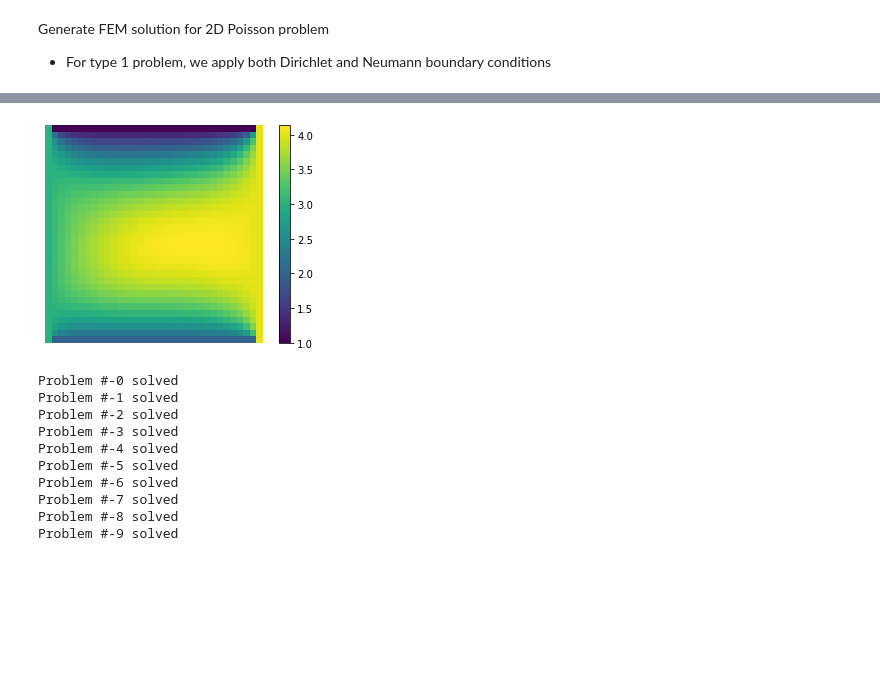
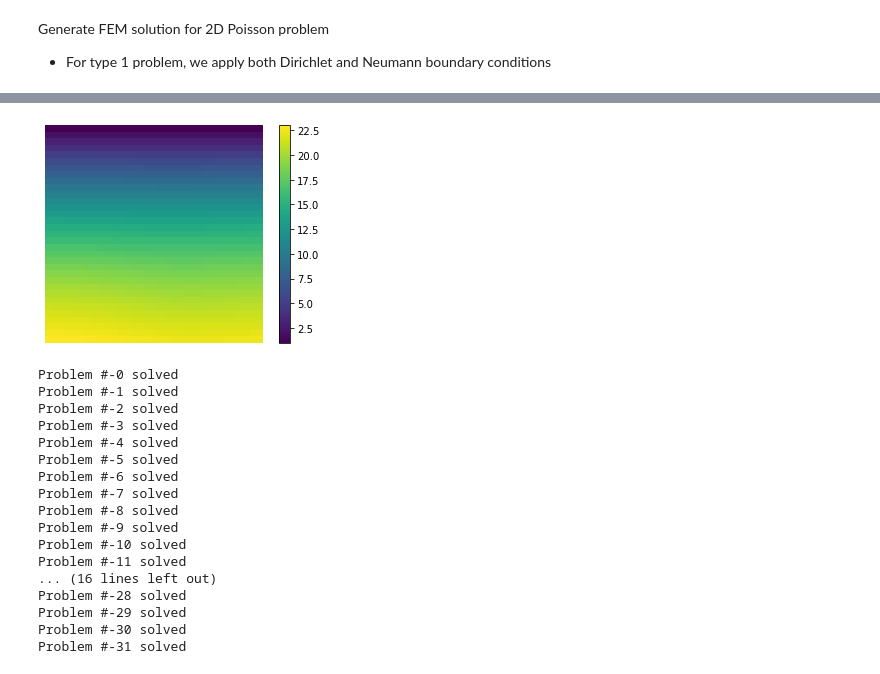
Before and after one commit to ymlasu/MFEA-Net, a Jupyter notebook: data/thermal/thermal_type1_fem.ipynb, the cells around one changed output, grey strips where cells are left out. Cells and saved outputs as stored; diff of their text form; code cells hidden in the pictures; blank space fills up the shorter version.

Commit message:
add type1 thermal loading case

```diff
--- a/data/thermal/thermal_type1_fem.ipynb
+++ b/data/thermal/thermal_type1_fem.ipynb
@@ -84,8 +84,8 @@ class MeshSquareFEM():
         self.node_bottom = self.node_list[bottom]
         self.node_left = self.node_list[left]
         self.node_right = self.node_list[right]
-        self.node_essential = self.node_list[node_index]
-        self.node_internal = self.node_list[np.invert(node_index)]
+        self.node_essential = self.node_list[top] # only fix top boundary
+        self.node_internal = self.node_list[np.invert(top)]
 
     def shapefunc(self, p):
         # shape function
@@ -199,40 +210,46 @@ class GridFEM():
         plt.colorbar(im)
         plt.show()
 # %%
-def loading_type2(n, d_values):
-    '''Loading: fix all boundary as Dirichlet bc.; no Neumann bc.'''
+def loading_type2(n, d_values, n_values):
+    '''Loading: fix top boundary as Dirichlet bc.; bottom as Neumann bc.'''
     # dirichlet geometry, 1.0 inner points; 0.0 elsewhre
     dirich_idx = np.ones((n, n))
-    dirich_idx[0, :] = 0.
     dirich_idx[-1, :] = 0.
-    dirich_idx[:, 0] = 0.
-    dirich_idx[:, -1] = 0.
+    #dirich_idx[0, :] = 0.
+    #dirich_idx[:, 0] = 0.
+    #dirich_idx[:, -1] = 0.
 
     dirich_value = np.zeros_like(dirich_idx)
     dirich_value[-1, :] = d_values[0] # top, bottom, left, right
-    dirich_value[0, :] = d_values[1]
-    dirich_value[:, 0] = d_values[2]
-    dirich_value[:, -1] = d_values[3]
+    #dirich_value[0, :] = d_values[1]
+    #dirich_value[:, 0] = d_values[2]
+    #dirich_value[:, -1] = d_values[3]
 
     # define Neumann boundary, 1.0 traction boundary; 0 else
     neumann_idx = np.zeros((n, n))
+    neumann_idx[0, :] = 1.
     neumann_value = np.zeros_like(neumann_idx)
+    neumann_value[0, :] = n_values[1] # top, bottom, left, right
 
     return dirich_idx, dirich_value, neumann_idx, neumann_value
 # %%
 n = 2**5
 material = np.ones((n, n, 1))
 prob = GridFEM(n)
+# %%
+f = prob.GaussianRF(n+1, [0,10]).reshape(((n+1)*(n+1),))
+dirich_bc = [1, None, None, None]
+neumann_bc = [None, 5, None, None]
+dirich_idx, dirich_value, neumann_idx, neumann_value = loading_type2(n+1, dirich_bc, neumann_bc)
 # %%
-f = prob.GaussianRF(n+1, [0,10]).reshape(((n+1)*(n+1),))
-prob.Solve(material, bc=[1,2,3,4], f = f)
+prob.Solve(material, dirich_bc, neumann_value.reshape(((n+1)*(n+1),)), f = f)
 prob.PlotField()
 # %% [output]
-[figure, old version]
+[figure, new version]
 # %%
 # Create dataset
 dataset = {}
-n_data = 10
+n_data = 32
 dirich_idx_data = np.zeros((n_data, n+1, n+1, 1))
 dirich_value_data = np.zeros((n_data, n+1, n+1, 1))
 neumann_idx_data = np.zeros((n_data, n+1, n+1, 1))
@@ -242,12 +259,14 @@ f_data = np.zeros((n_data, n+1, n+1))
 u_data = np.zeros((n_data, n+1, n+1))
 for i in range(n_data):
     f = prob.GaussianRF(n+1, [0,10]).reshape(((n+1)*(n+1),))
-    bc = np.random.rand(4)
+    bc = np.random.rand(2)
+    dirich_bc = [bc[0], None, None, None]
+    neumann_bc = [None, bc[1], None, None]
+    dirich_idx, dirich_value, neumann_idx, neumann_value = loading_type2(n+1, dirich_bc, neumann_bc)
     material = prob.GaussianRF(n, [0.5,2]).reshape(n,n,1)
     #material = np.ones((n,n,1))
-    prob.Solve(material, bc=bc, f = f)
+    prob.Solve(material, dirich_bc, neumann_value.reshape(((n+1)*(n+1),)), f = f)
     material_data[i] = material
-    dirich_idx, dirich_value, neumann_idx, neumann_value = loading_type2(n+1, bc)
     dirich_idx_data[i,:,:,0] = dirich_idx
     dirich_value_data[i,:,:,0] = dirich_value
     neumann_idx_data[i,:,:,0] = neumann_idx
@@ -266,6 +285,13 @@ Problem #-6 solved
 Problem #-7 solved
 Problem #-8 solved
 Problem #-9 solved
+Problem #-10 solved
+Problem #-11 solved
+... (16 lines left out)
+Problem #-28 solved
+Problem #-29 solved
+Problem #-30 solved
+Problem #-31 solved
 # %%
 dataset['dirich_idx'] = dirich_idx_data
 dataset['dirich_value'] = dirich_value_data
```
Also changed, not shown: parts of 3 cells of this notebook, 2 other files.
